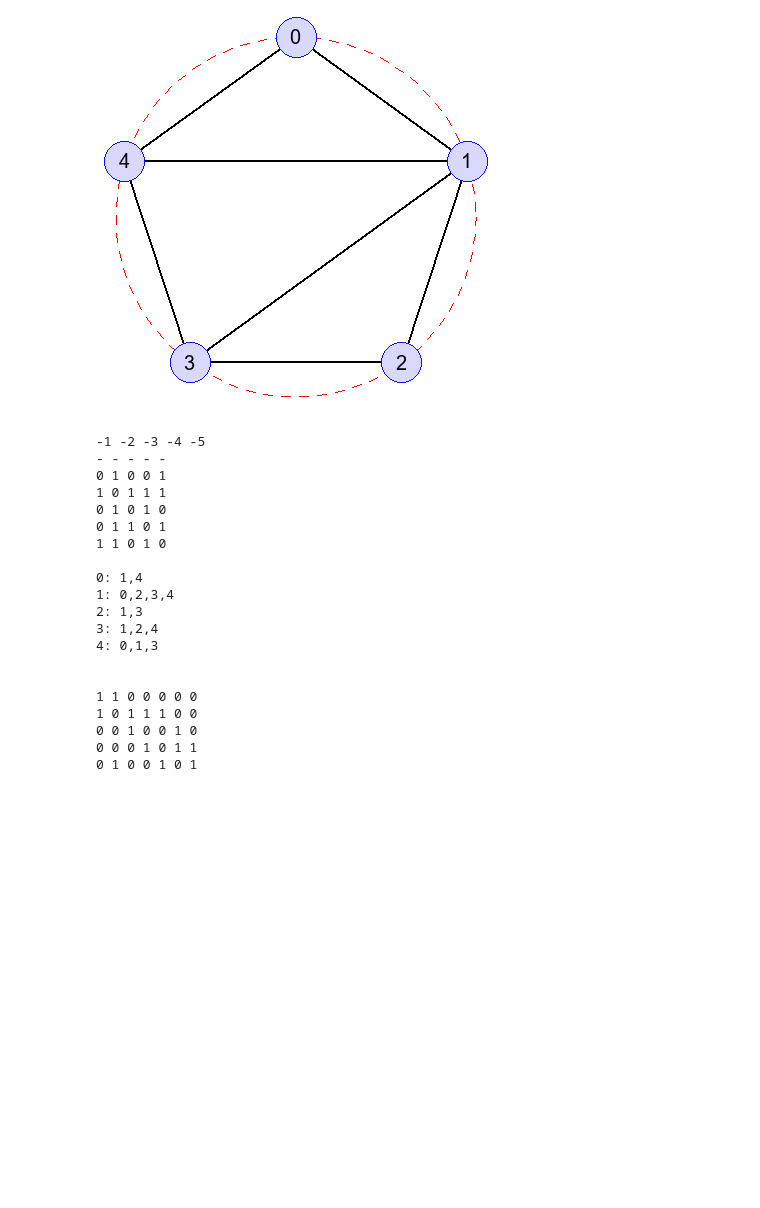
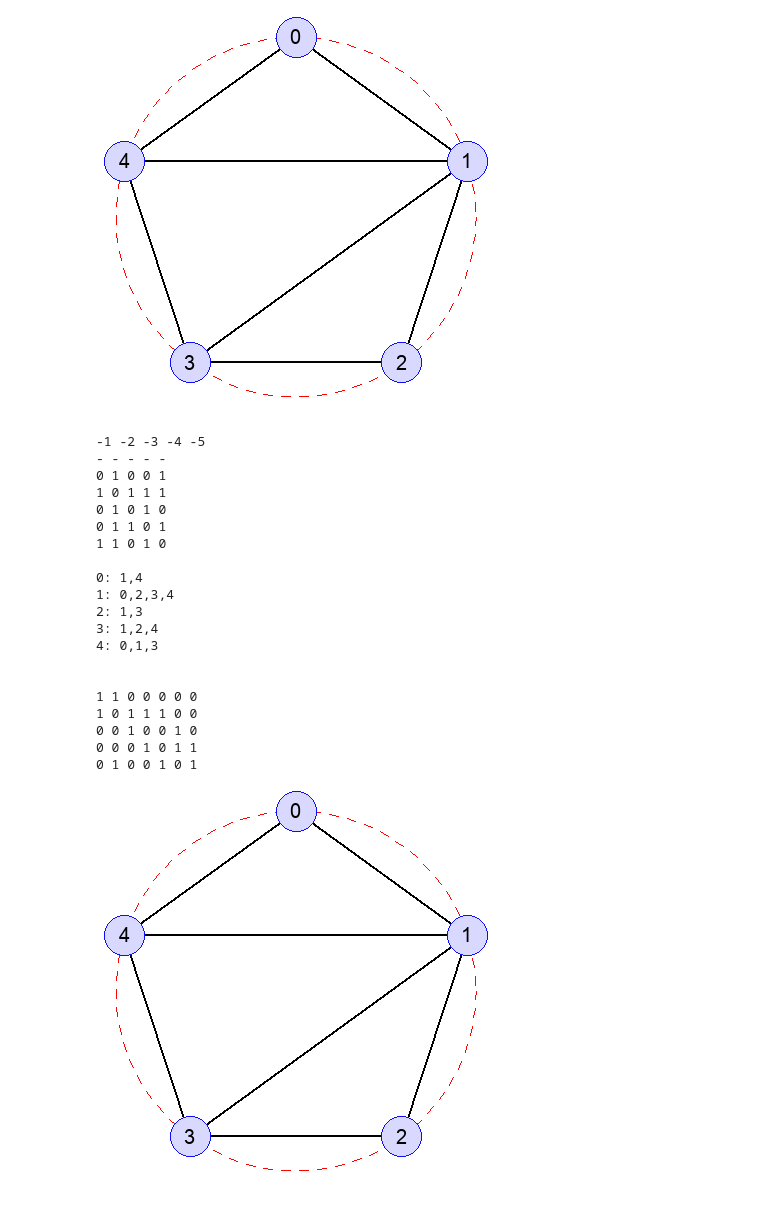
Before and after one commit to syrnikk/graph-algorithms, a Jupyter notebook: lab1.ipynb, the cells around one changed output. Cells and saved outputs as stored; diff of their text form; code cells hidden in the pictures; blank space fills up the shorter version.

Commit message:
Add: display lab1 nei_matrix_2 graph

```diff
--- a/lab1.ipynb
+++ b/lab1.ipynb
@@ -56,33 +56,35 @@ with open("./lab1/examples/nei_matrix_2.txt") as f:
     mt = graph_reader_writer.read_nei_matrix(f, v=True, v_sep="t", n_sep=" ")
     graph_reader_writer.print_nei_matrix(mt[0], mt[1])
     print()
     li = graph_converter.convert_matrix_to_list(mt[1])
     graph_reader_writer.print_list(li)
     print()
     inc = graph_converter.convert_list_to_incidence(li)
     graph_reader_writer.print_incidence_matrix([], [], inc)
     print()
+    display(graph_visualizer.GraphVisualizer(li).get_image())
 # %% [output]
 -1 -2 -3 -4 -5
 - - - - -
 0 1 0 0 1
 1 0 1 1 1
 0 1 0 1 0
 0 1 1 0 1
 1 1 0 1 0
 
 0: 1,4
 1: 0,2,3,4
 2: 1,3
 3: 1,2,4
 4: 0,1,3
 
 
 1 1 0 0 0 0 0
 1 0 1 1 1 0 0
 0 0 1 0 0 1 0
 0 0 0 1 0 1 1
 0 1 0 0 1 0 1
+[figure, added]
 # %%
 # generating graphs
 gr1 = graph_generator.generate_graph(5, 10)
```
Also changed, not shown: parts of 1 cell of this notebook.
